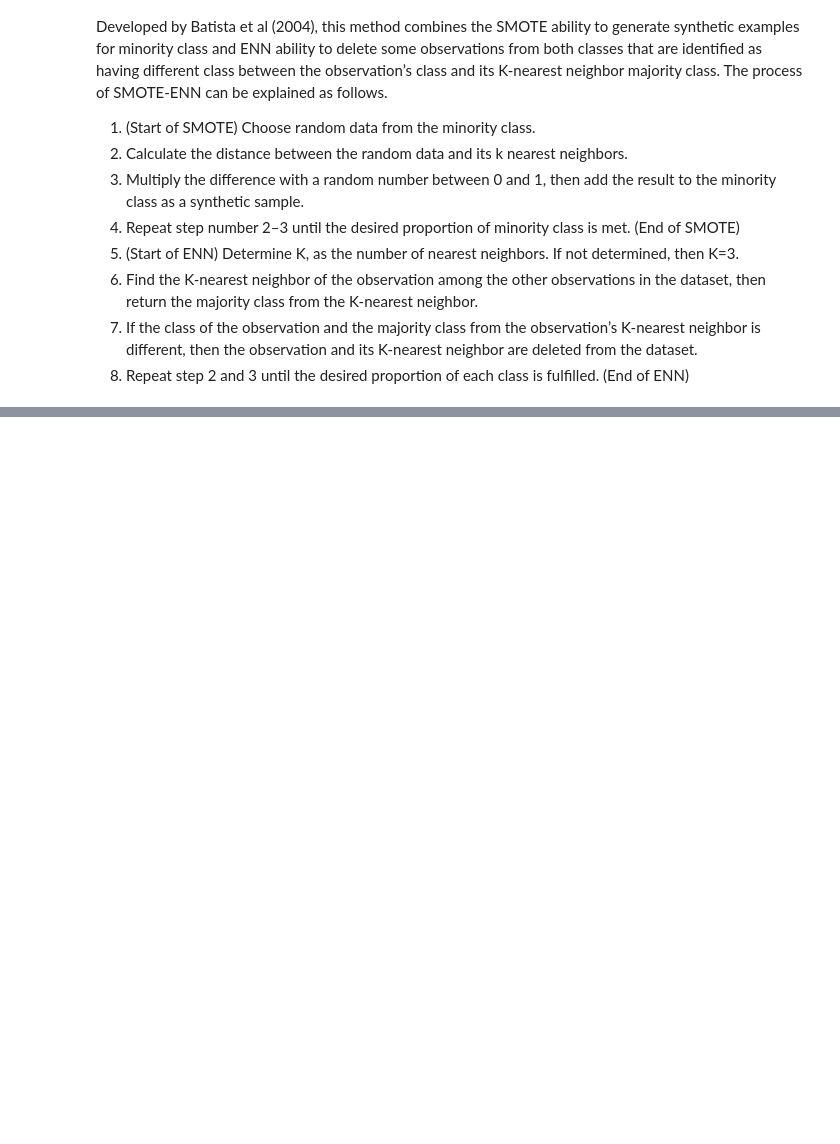
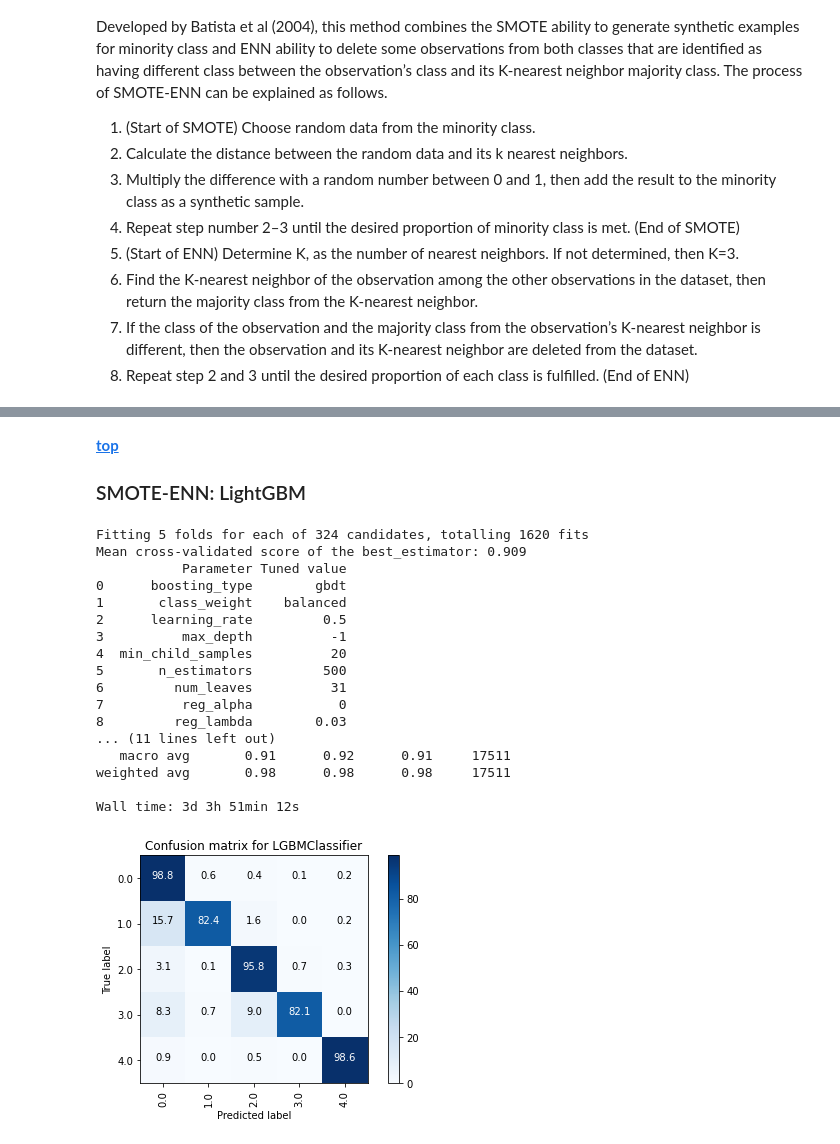
Before and after one commit to nastiag67/ecgn, a Jupyter notebook: README.ipynb, the cells around one changed output, grey strips where cells are left out. Cells and saved outputs as stored; diff of their text form; code cells hidden in the pictures; blank space fills up the shorter version.

```diff
--- a/README.ipynb
+++ b/README.ipynb
@@ -1014,0 +1067,69 @@ model_svm = cls_models.checkmodel(
+# %% [markdown]
+__[top](#Contents)__
+
+### SMOTE-ENN: LightGBM
+# %%
+%%time
+import lightgbm as lgb
+
+name='LGBMClassifier'
+model = lgb.LGBMClassifier(random_state=42,
+                         objective='multiclass',
+                         )
+
+resample=SMOTEENN(enn=EditedNearestNeighbours(sampling_strategy='all'), random_state=42)
+
+steps=[
+    ('r', resample),
+]
+
+parameters = {
+    'LGBMClassifier__boosting_type': ['gbdt'],  # 'gbdt'
+    'LGBMClassifier__num_leaves': [31],  # 31
+    'LGBMClassifier__max_depth': [-1, 10, 50],  # -1
+    'LGBMClassifier__learning_rate': [0.1, 0.05, 0.5],  # 0.1
+    'LGBMClassifier__n_estimators': [100, 500],  # 100
+#     'LGBMClassifier__subsample_for_bin': [200000],  # 200000
+    'LGBMClassifier__class_weight': ['balanced'],  # None
+#     'LGBMClassifier__min_split_gain': [0],  # 0
+#     'LGBMClassifier__min_child_weight': [1e-3],  # 1e-3
+    'LGBMClassifier__min_child_samples': [20],  # 20
+    'LGBMClassifier__subsample': [1, 0.7],  # 1
+#     'LGBMClassifier__colsample_bytree': [1],  # 1
+    'LGBMClassifier__reg_alpha': [0, 0.03, 0.07],  # 0
+    'LGBMClassifier__reg_lambda': [0, 0.03, 0.07],  # 0
+}
+
+model_lgbm, y_pred_lgbm = cls_models.checkmodel(
+                                    name,
+                                    model,
+                                    steps=steps,
+                                    parameters=parameters,
+                                    average='macro',
+                                    multiclass=True,
+                                    metric='recall',
+                                    randomized_search=False,
+                                    nfolds=5,
+                                    n_jobs=56,
+                                    save_pickle=True,
+                                    verbose=3
+                                    )
+# %% [output]
+Fitting 5 folds for each of 324 candidates, totalling 1620 fits
+Mean cross-validated score of the best_estimator: 0.909
+           Parameter Tuned value
+0      boosting_type        gbdt
+1       class_weight    balanced
+2      learning_rate         0.5
+3          max_depth          -1
+4  min_child_samples          20
+5       n_estimators         500
+6         num_leaves          31
+7          reg_alpha           0
+8         reg_lambda        0.03
+... (11 lines left out)
+   macro avg       0.91      0.92      0.91     17511
+weighted avg       0.98      0.98      0.98     17511
+
+Wall time: 3d 3h 51min 12s
+[figure, added]
```
Also changed, not shown: parts of 7 cells of this notebook, 26 other files.
